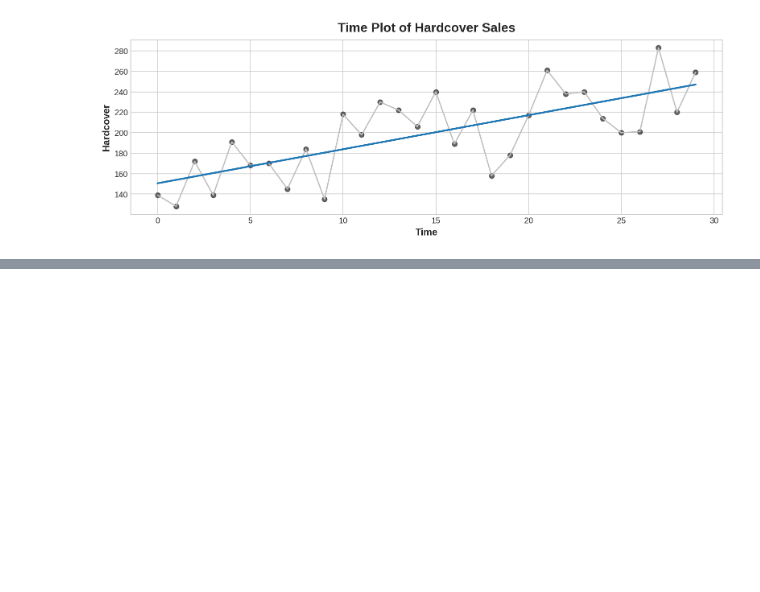
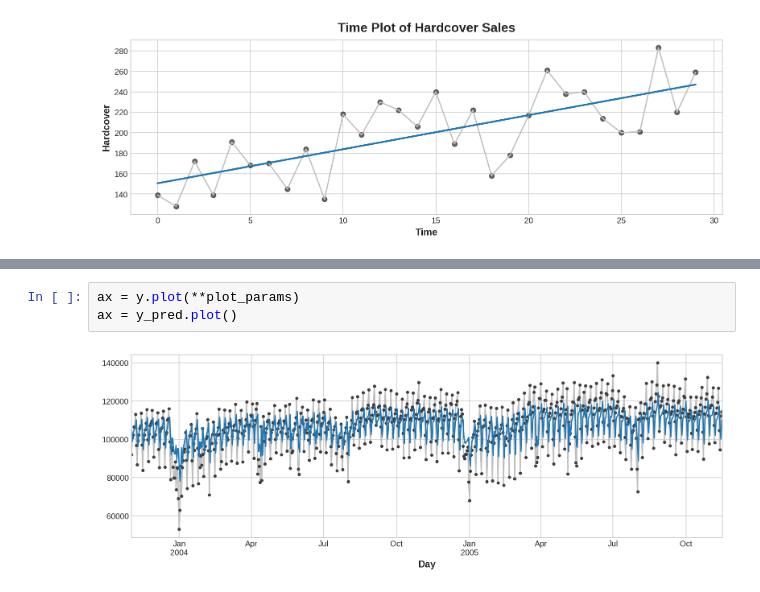
Before and after one commit to vbloise3/kaggle, a Jupyter notebook: LinearRegressionWithTimeSeries.ipynb, the cells around one changed output, grey strips where cells are left out. Drawn from its saved outputs; the diff is of its cells as text; blank space fills up the shorter version.

```diff
--- a/LinearRegressionWithTimeSeries.ipynb
+++ b/LinearRegressionWithTimeSeries.ipynb
@@ -83,0 +228,5 @@ ax.set_title('Time Plot of Hardcover Sales');
+# %%
+ax = y.plot(**plot_params)
+ax = y_pred.plot()
+# %% [output]
+[figure, added]
```
Also changed, not shown: parts of 9 cells of this notebook.
